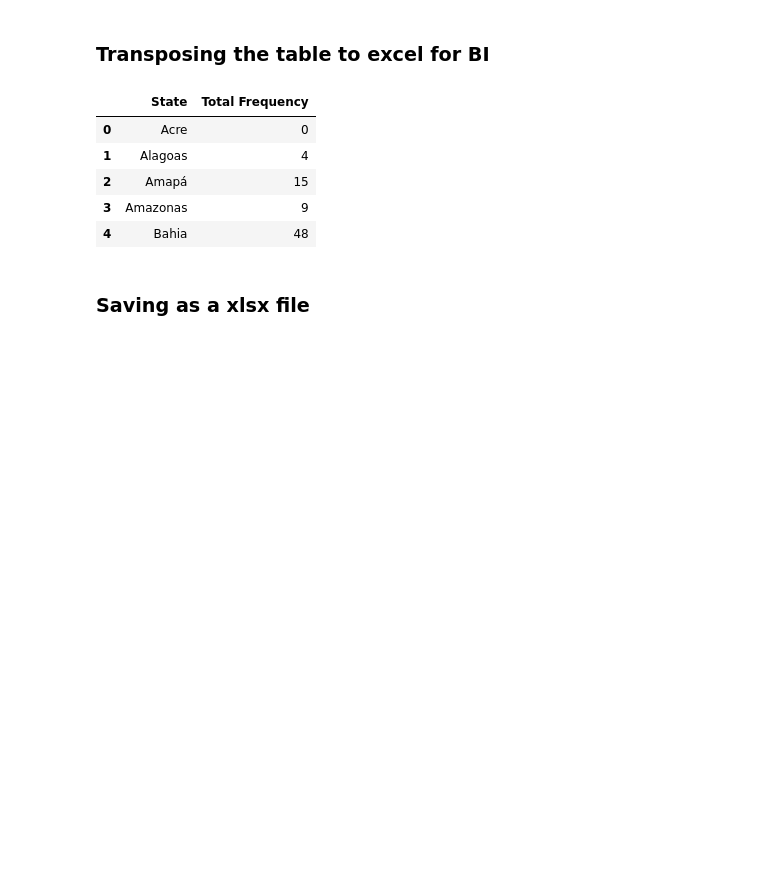
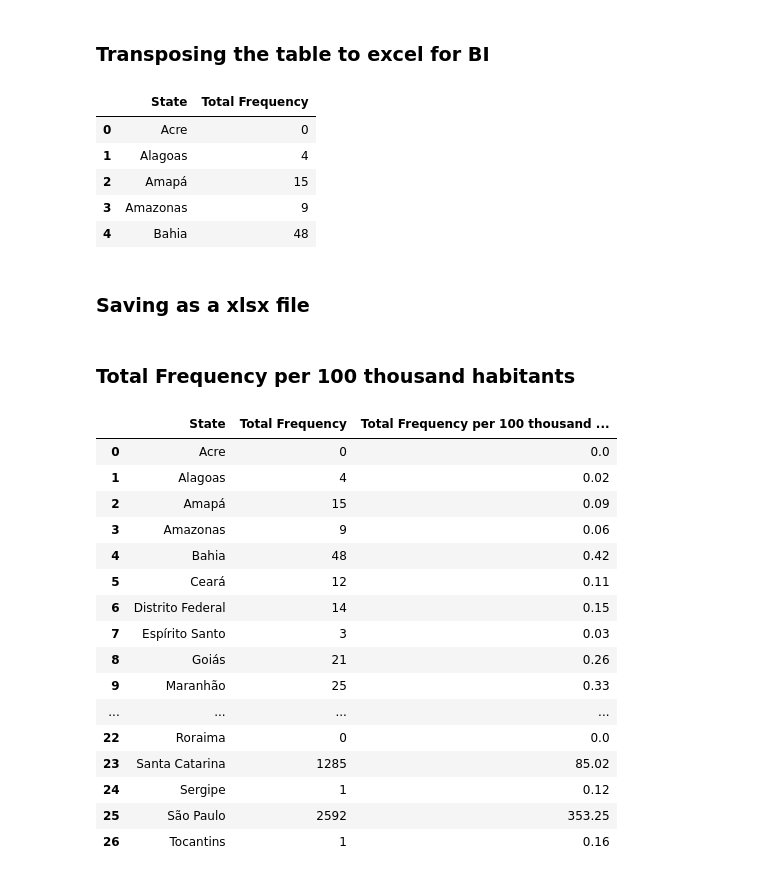
Before and after one commit to diegomattos1408/DataSUS-EDA-Python, a Jupyter notebook: tuberculose_032023.ipynb, the cells around one changed output. Drawn from its saved outputs; the diff is of its cells as text; code cells hidden in the pictures; blank space fills up the shorter version.

```diff
--- a/tuberculose_032023.ipynb
+++ b/tuberculose_032023.ipynb
@@ -344,3 +344,51 @@ df_total_frequency.head()
 ### Saving as a xlsx file
 # %%
 df_total_frequency.to_excel('excel/tuber_states_032023_df.xlsx', index=False)
+# %% [markdown]
+### Total Frequency per 100 thousand habitants
+# %%
+uf_population_df = pd.read_csv('csv/unidades_federativas_2022.csv')
+
+# Remove special characters from 'População Censo 2022' and convert to int
+uf_population_df['População Censo 2022'] = uf_population_df['População Censo 2022'].str.replace('\xa0', '').astype(int)
+
+# Recalculate 'População por 100 mil habitantes'
+uf_population_df['População por 100 mil habitantes'] = uf_population_df['População Censo 2022'] / 100000
+
+# Since 'Unidade Federativa' column in 'unidades_federativas_2022.csv' doesn't match expected state names, let's assume states are in correct order
+# and replace them with state names from 'tuberculose_012023_total_state.csv' for correct merging
+uf_population_df['State'] = df_total_frequency['State'].unique()
+
+# Merge the tuberculosis data with the population data on 'State'
+merged_df = pd.merge(total_procedures_df, uf_population_df, on='State')
+
+# Rename 'Total Procedures' to 'Total Frequency' for consistency with user's request
+merged_df.rename(columns={'Total Procedures': 'Total Frequency'}, inplace=True)
+
+# Calculate 'Total Frequency per 100 thousand inhabitants'
+merged_df['Total Frequency per 100 thousand inhabitants'] = merged_df['Total Frequency'] / merged_df['População por 100 mil habitantes']
+
+# Select and rename the relevant columns for the final DataFrame
+final_df = merged_df[['State', 'Total Frequency', 'Total Frequency per 100 thousand inhabitants']]
+
+final_df.loc[:, 'Total Frequency per 100 thousand inhabitants'] = final_df['Total Frequency per 100 thousand inhabitants'].apply(lambda x: round(x, 2))
+
+final_df
+# %% [output]
+|  | State | Total Frequency | Total Frequency per 100 thousand ... |
+| 0 | Acre | 0 | 0.0 |
+| 1 | Alagoas | 4 | 0.02 |
+| 2 | Amapá | 15 | 0.09 |
+| 3 | Amazonas | 9 | 0.06 |
+| 4 | Bahia | 48 | 0.42 |
+| 5 | Ceará | 12 | 0.11 |
+| 6 | Distrito Federal | 14 | 0.15 |
+| 7 | Espírito Santo | 3 | 0.03 |
+| 8 | Goiás | 21 | 0.26 |
+| 9 | Maranhão | 25 | 0.33 |
+| ... | ... | ... | ... |
+| 22 | Roraima | 0 | 0.0 |
+| 23 | Santa Catarina | 1285 | 85.02 |
+| 24 | Sergipe | 1 | 0.12 |
+| 25 | São Paulo | 2592 | 353.25 |
+| 26 | Tocantins | 1 | 0.16 |
```
Also changed, not shown: parts of 1 cell of this notebook, 14 other files.
